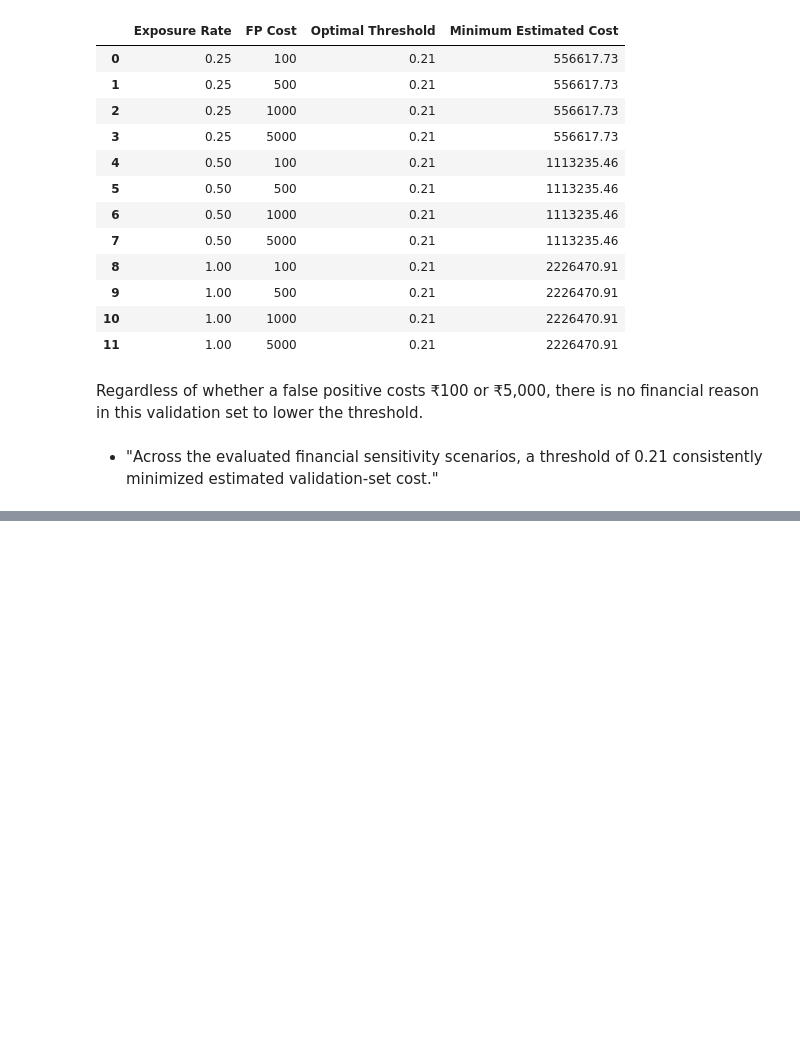
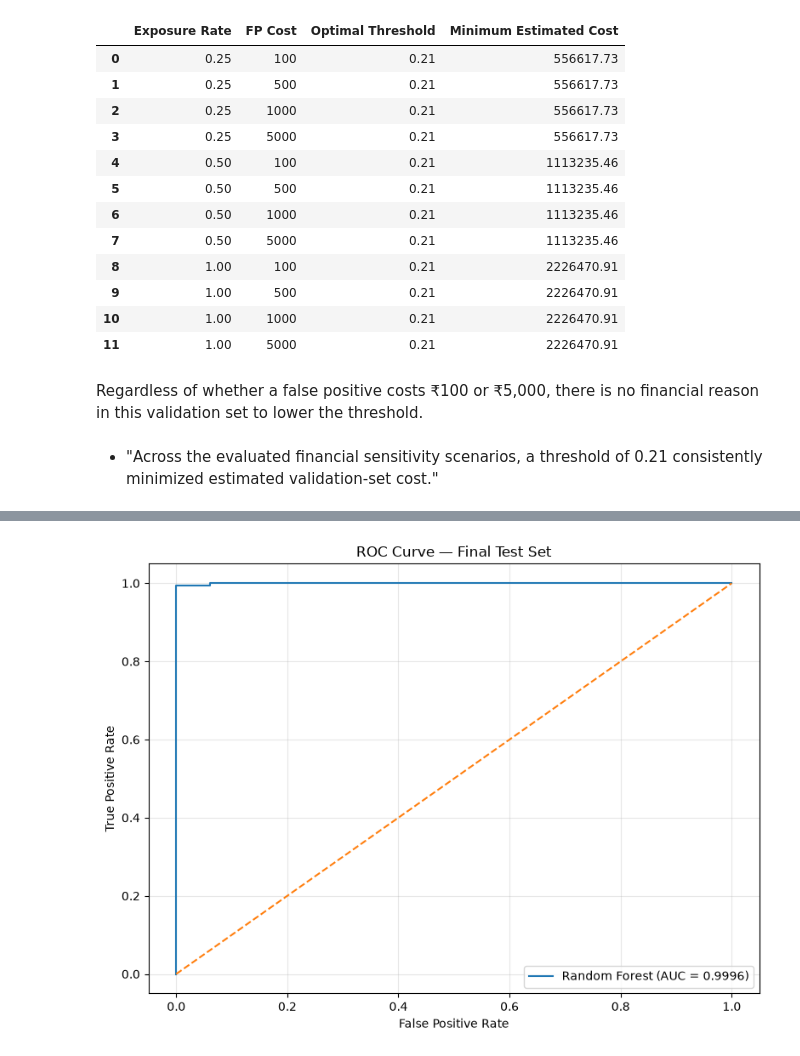
Before and after one commit to KarthikDaivadnya/FraudShield-AI, a Jupyter notebook: fraudshield_ai.ipynb, the cells around one changed output, grey strips where cells are left out. Saved outputs shown, nothing was run; the diff lists cells and outputs as text; code cells hidden in the pictures; blank space fills up the shorter version.

```diff
--- a/fraudshield_ai.ipynb
+++ b/fraudshield_ai.ipynb
@@ -5606,0 +6439,16 @@ Regardless of whether a false positive costs ₹100 or ₹5,000, there is no fin
+# %%
+# Final evaluation on untouched test set
+
+final_threshold = 0.21
+# final_model = rf_pipeline(baseline rf)
+
+final_test_proba = rf_pipeline.predict_proba(
+    X_test
+)[:, 1]
+
+final_test_pred = (
+    final_test_proba >= final_threshold
+).astype(int)
+
+print("Final test predictions generated.")
+print("Number of test samples:", len(y_test))
@@ -5606,0 +6539,29 @@ Regardless of whether a false positive costs ₹100 or ₹5,000, there is no fin
+# %%
+fpr, tpr, roc_thresholds = roc_curve(
+    y_test,
+    final_test_proba
+)
+
+plt.figure(figsize=(8, 6))
+
+plt.plot(
+    fpr,
+    tpr,
+    label=f"Random Forest (AUC = {final_metrics['ROC-AUC']:.4f})"
+)
+
+plt.plot(
+    [0, 1],
+    [0, 1],
+    linestyle="--"
+)
+
+plt.xlabel("False Positive Rate")
+plt.ylabel("True Positive Rate")
+plt.title("ROC Curve — Final Test Set")
+plt.legend()
+plt.grid(alpha=0.3)
+plt.tight_layout()
+plt.show()
+# %% [output]
+[figure, added]
```
Also changed, not shown: parts of 53 cells of this notebook.
